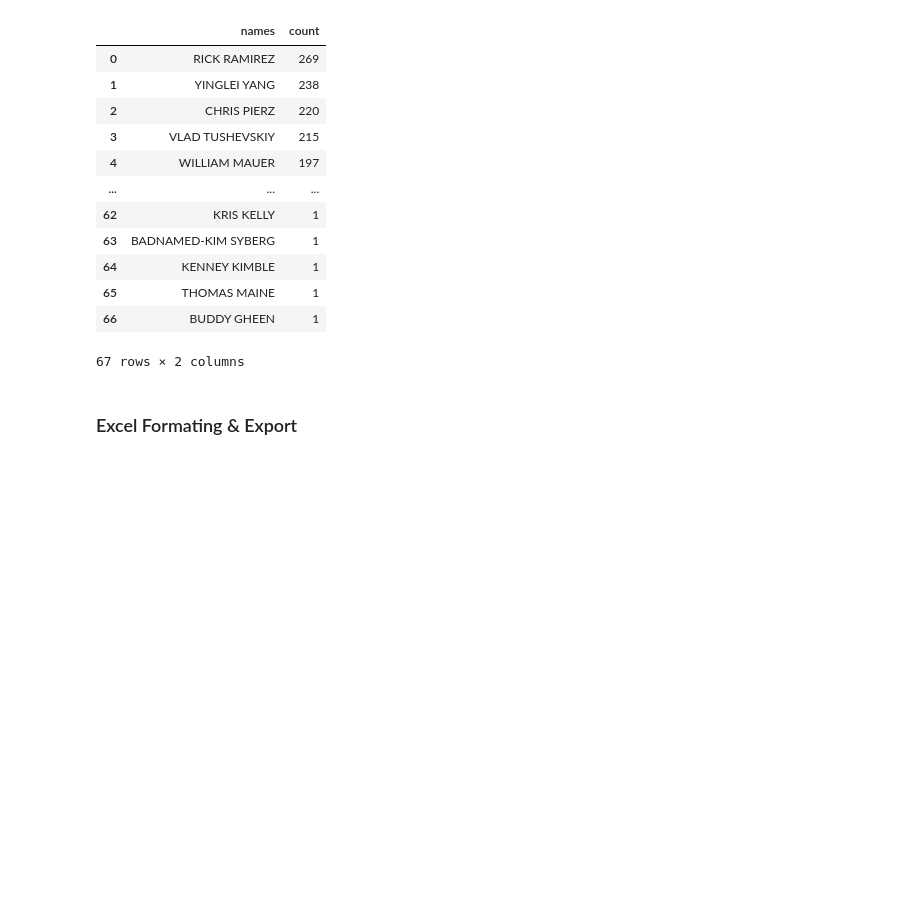
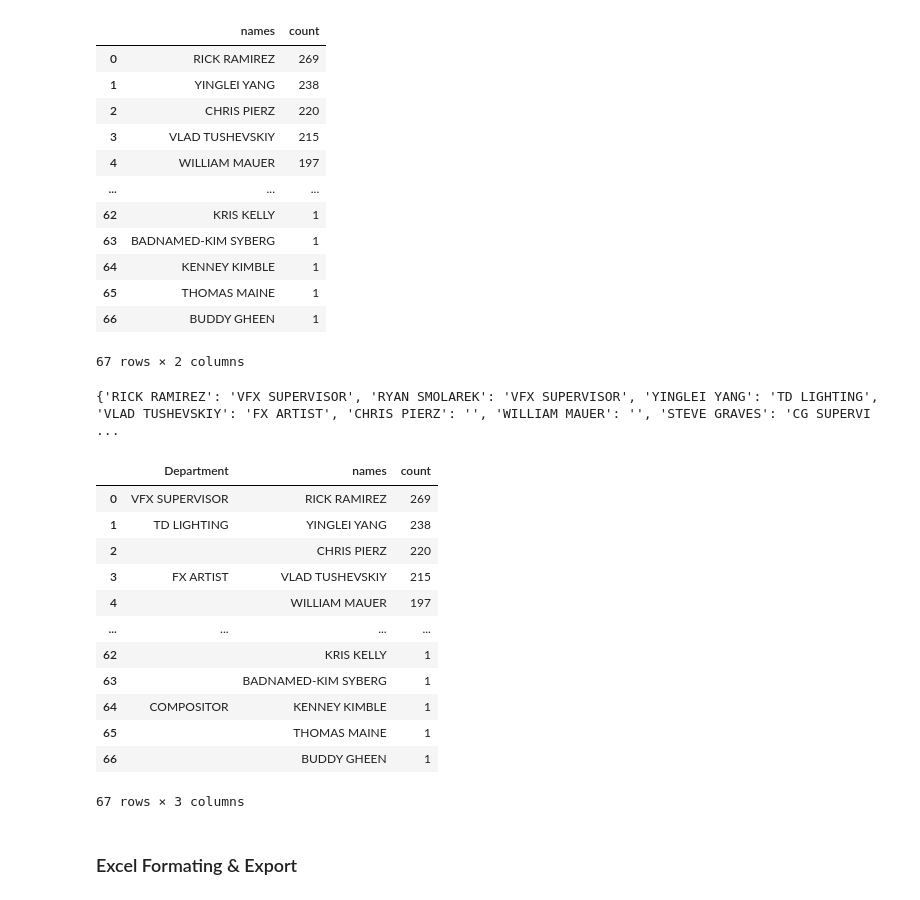
Before and after one commit to yanickw/the_end, a Jupyter notebook: the_end.ipynb, the cells around one changed output. Cells and saved outputs as stored; diff of their text form; code cells hidden in the pictures; blank space fills up the shorter version.

Commit message:
Create a dictionary, added a load function and mapped it to a new column using the key/value

```diff
--- a/the_end.ipynb
+++ b/the_end.ipynb
@@ -79,6 +80,35 @@ names_summary
 | 65 | THOMAS MAINE | 1 |
 | 66 | BUDDY GHEEN | 1 |
 67 rows × 2 columns
+# %%
+# reading the data from the file
+with open("./Resources/artists_title.txt") as f:
+    data = f.read()
+
+# reconstructing the data as a dictionary
+js = json.loads(data)
+
+print(js)
+# %% [output]
+{'RICK RAMIREZ': 'VFX SUPERVISOR', 'RYAN SMOLAREK': 'VFX SUPERVISOR', 'YINGLEI YANG': 'TD LIGHTING', 'VLAD TUSHEVSKIY': 'FX ARTIST', 'CHRIS PIERZ': '', 'WILLIAM MAUER': '', 'STEVE GRAVES': 'CG SUPERVI ...
+# %%
+names_summary["Department"] = names_summary["names"].map(js)
+names_summary = names_summary[["Department", "names", "count"]]
+names_summary
+# %% [output]
+|  | Department | names | count |
+| 0 | VFX SUPERVISOR | RICK RAMIREZ | 269 |
+| 1 | TD LIGHTING | YINGLEI YANG | 238 |
+| 2 |  | CHRIS PIERZ | 220 |
+| 3 | FX ARTIST | VLAD TUSHEVSKIY | 215 |
+| 4 |  | WILLIAM MAUER | 197 |
+| ... | ... | ... | ... |
+| 62 |  | KRIS KELLY | 1 |
+| 63 |  | BADNAMED-KIM SYBERG | 1 |
+| 64 | COMPOSITOR | KENNEY KIMBLE | 1 |
+| 65 |  | THOMAS MAINE | 1 |
+| 66 |  | BUDDY GHEEN | 1 |
+67 rows × 3 columns
 # %% [markdown]
 ### Excel Formating & Export
 # %% [markdown]
```
Also changed, not shown: parts of 4 cells of this notebook, 2 other files.
